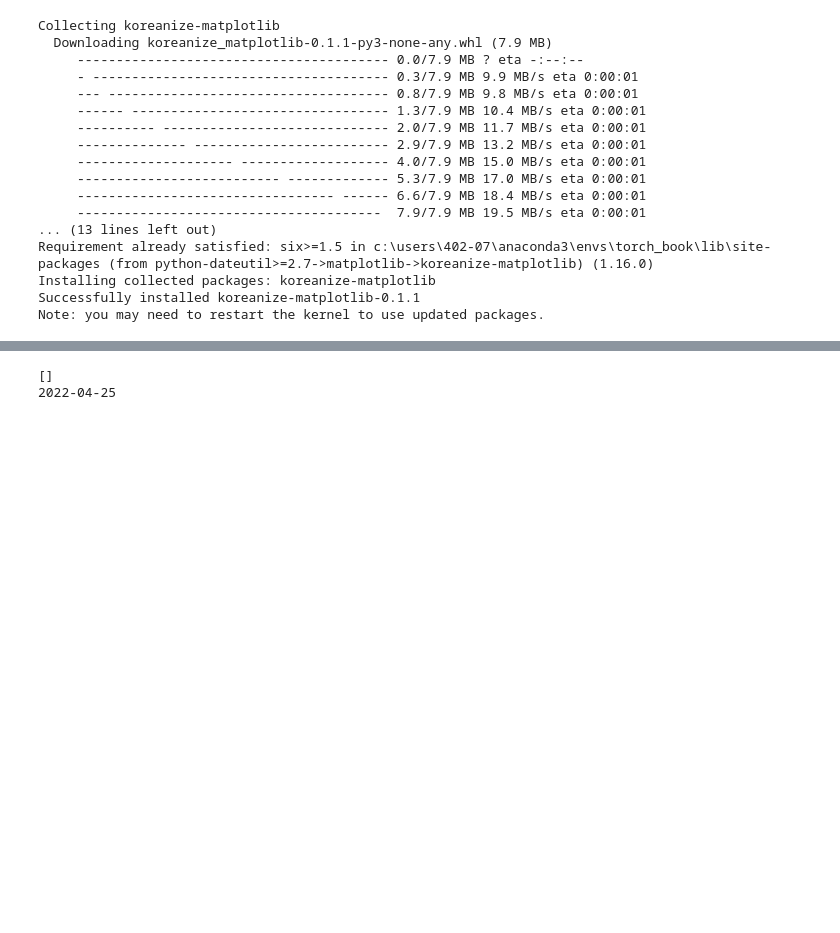
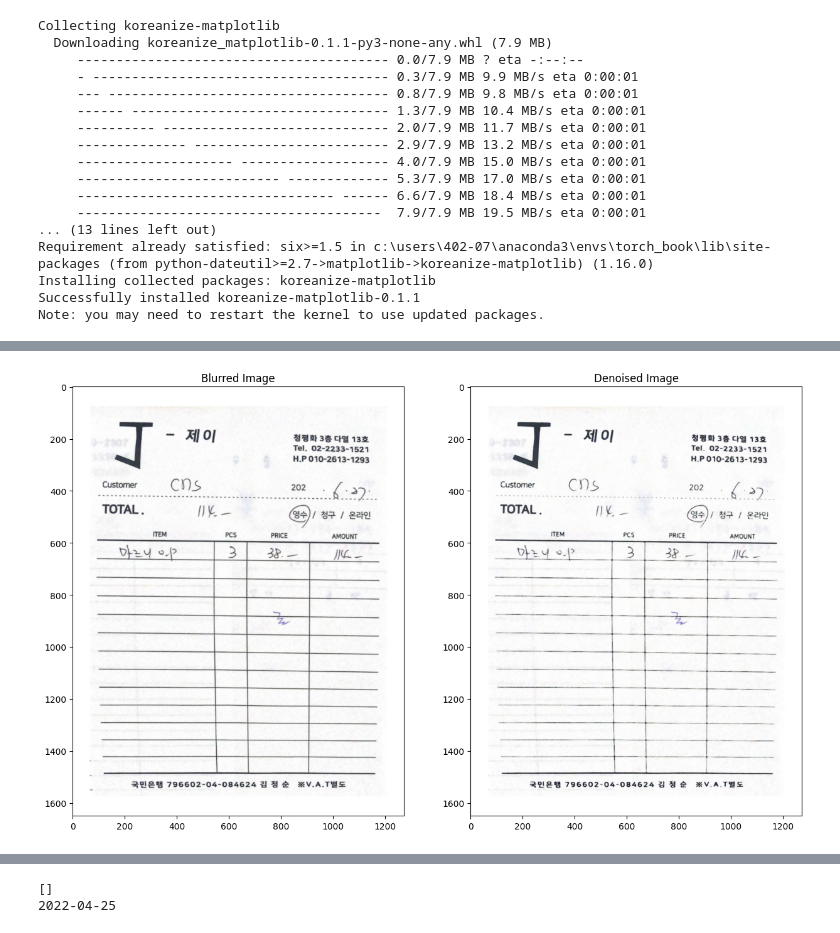
Before and after one commit to color7921/YoungMan_projectDA, a Jupyter notebook: YM_easyOCR/YoungMan_easyOCR.ipynb, the cells around one changed output, grey strips where cells are left out. Cells and saved outputs as stored; diff of their text form; code cells hidden in the pictures; blank space fills up the shorter version.

```diff
--- a/YM_easyOCR/YoungMan_easyOCR.ipynb
+++ b/YM_easyOCR/YoungMan_easyOCR.ipynb
@@ -60,3 +67,33 @@ Note: you may need to restart the kernel to use updated packages.
+# %%
+import cv2
+import numpy as np
+import matplotlib.pyplot as plt
+
+# 이미지를 로드합니다.
+image = cv2.imread('/Users/402-07/YoungMan_projectDE/receipt_list/h12.jpg')
+
+# 가우시안 블러(Gaussian Blur)를 사용하여 노이즈를 줄입니다.
+blurred_image = cv2.GaussianBlur(image, (5, 5), 0)
+
+# 중간값 필터(Median Filter)를 사용하여 소금-후추 노이즈를 제거합니다.
+denoised_image = cv2.medianBlur(image, 5)
+
+# 결과를 저장하거나 보여줍니다.
+cv2.imshow('Denoised Image', denoised_image)
+
+# 이미지를 나란히 표시하기 위한 subplot 설정
+plt.figure(figsize=(15, 12))
+plt.subplot(1, 2, 1)  # 첫 번째 subplot
+plt.imshow(blurred_image)
+plt.title('Blurred Image')
+
+plt.subplot(1, 2, 2)  # 두 번째 subplot
+plt.imshow(denoised_image)
+plt.title('Denoised Image')
+
+plt.show()
+# %% [output]
+[figure, added]
 # %%
 import cv2
 import easyocr
```
Also changed, not shown: parts of 7 cells of this notebook.
